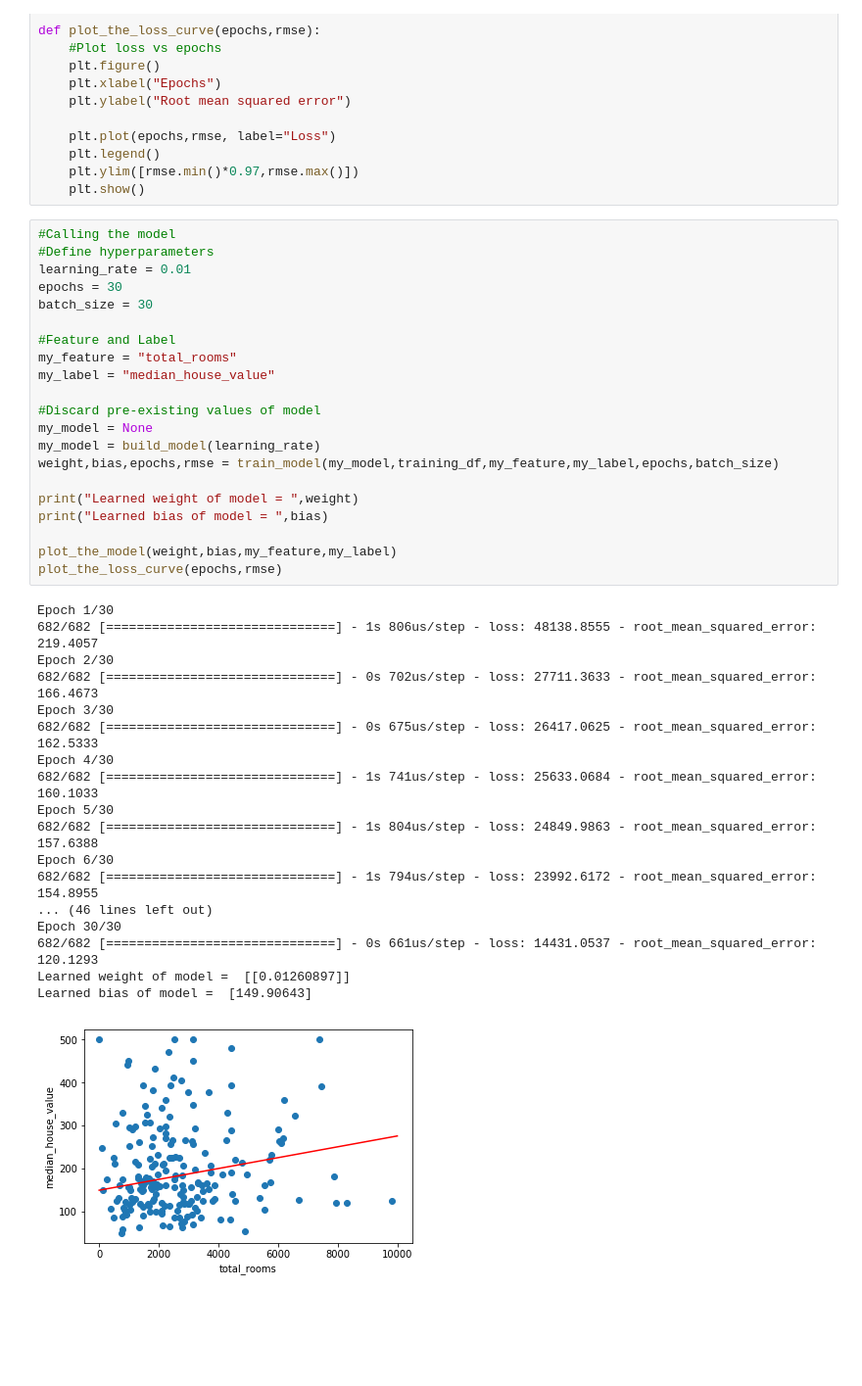
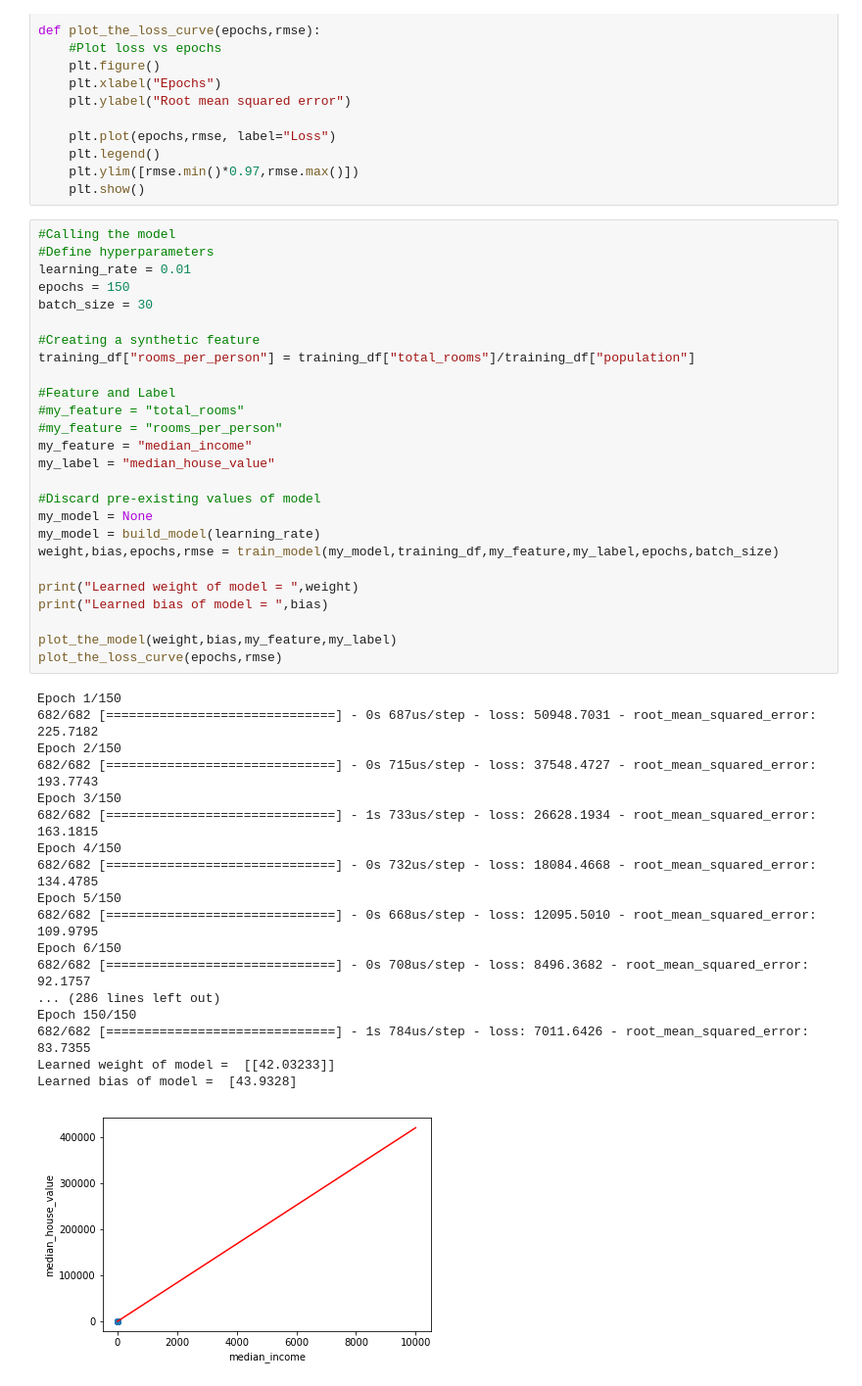
Before and after one commit to big-Bong/Kaggle, a Jupyter notebook: HousingPrices/HousingPrices.ipynb, the cells around one changed output. Shown at 98% size. Cells and saved outputs as stored; diff of their text form; blank space fills up the shorter version.

```diff
--- a/HousingPrices/HousingPrices.ipynb
+++ b/HousingPrices/HousingPrices.ipynb
@@ -108,40 +108,45 @@ def plot_the_loss_curve(epochs,rmse):
 # %%
 #Calling the model
 #Define hyperparameters
 learning_rate = 0.01
-epochs = 30
+epochs = 150
 batch_size = 30
 
+#Creating a synthetic feature
+training_df["rooms_per_person"] = training_df["total_rooms"]/training_df["population"]
+
 #Feature and Label
-my_feature = "total_rooms"
+#my_feature = "total_rooms"
+#my_feature = "rooms_per_person"
+my_feature = "median_income"
 my_label = "median_house_value"
 
 #Discard pre-existing values of model
 my_model = None
 my_model = build_model(learning_rate)
 weight,bias,epochs,rmse = train_model(my_model,training_df,my_feature,my_label,epochs,batch_size)
 
 print("Learned weight of model = ",weight)
 print("Learned bias of model = ",bias)
 
 plot_the_model(weight,bias,my_feature,my_label)
 plot_the_loss_curve(epochs,rmse)
 # %% [output]
-Epoch 1/30
-682/682 [==============================] - 1s 806us/step - loss: 48138.8555 - root_mean_squared_error: 219.4057
-Epoch 2/30
-682/682 [==============================] - 0s 702us/step - loss: 27711.3633 - root_mean_squared_error: 166.4673
-Epoch 3/30
-682/682 [==============================] - 0s 675us/step - loss: 26417.0625 - root_mean_squared_error: 162.5333
-Epoch 4/30
-682/682 [==============================] - 1s 741us/step - loss: 25633.0684 - root_mean_squared_error: 160.1033
-Epoch 5/30
-682/682 [==============================] - 1s 804us/step - loss: 24849.9863 - root_mean_squared_error: 157.6388
-Epoch 6/30
-682/682 [==============================] - 1s 794us/step - loss: 23992.6172 - root_mean_squared_error: 154.8955
-... (46 lines left out)
-Epoch 30/30
-682/682 [==============================] - 0s 661us/step - loss: 14431.0537 - root_mean_squared_error: 120.1293
-Learned weight of model =  [[0.01260897]]
-Learned bias of model =  [149.90643]
+Epoch 1/150
+682/682 [==============================] - 0s 687us/step - loss: 50948.7031 - root_mean_squared_error: 225.7182
+Epoch 2/150
+682/682 [==============================] - 0s 715us/step - loss: 37548.4727 - root_mean_squared_error: 193.7743
+Epoch 3/150
+682/682 [==============================] - 1s 733us/step - loss: 26628.1934 - root_mean_squared_error: 163.1815
+Epoch 4/150
+682/682 [==============================] - 0s 732us/step - loss: 18084.4668 - root_mean_squared_error: 134.4785
+Epoch 5/150
+682/682 [==============================] - 0s 668us/step - loss: 12095.5010 - root_mean_squared_error: 109.9795
+Epoch 6/150
+682/682 [==============================] - 0s 708us/step - loss: 8496.3682 - root_mean_squared_error: 92.1757
+... (286 lines left out)
+Epoch 150/150
+682/682 [==============================] - 1s 784us/step - loss: 7011.6426 - root_mean_squared_error: 83.7355
+Learned weight of model =  [[42.03233]]
+Learned bias of model =  [43.9328]
-[figure, old version]
+[figure, new version]
```
Also changed, not shown: parts of 4 cells of this notebook.
